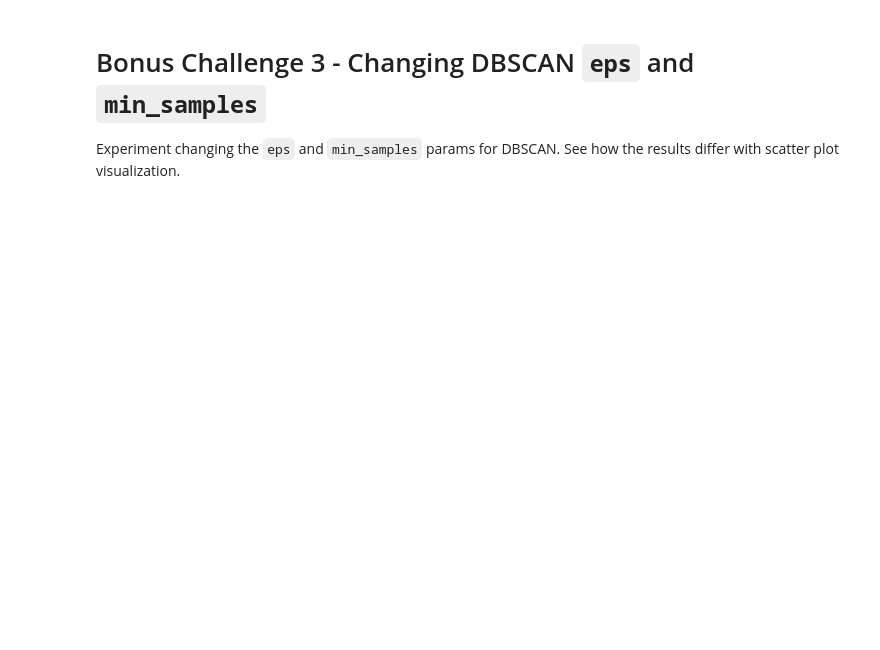
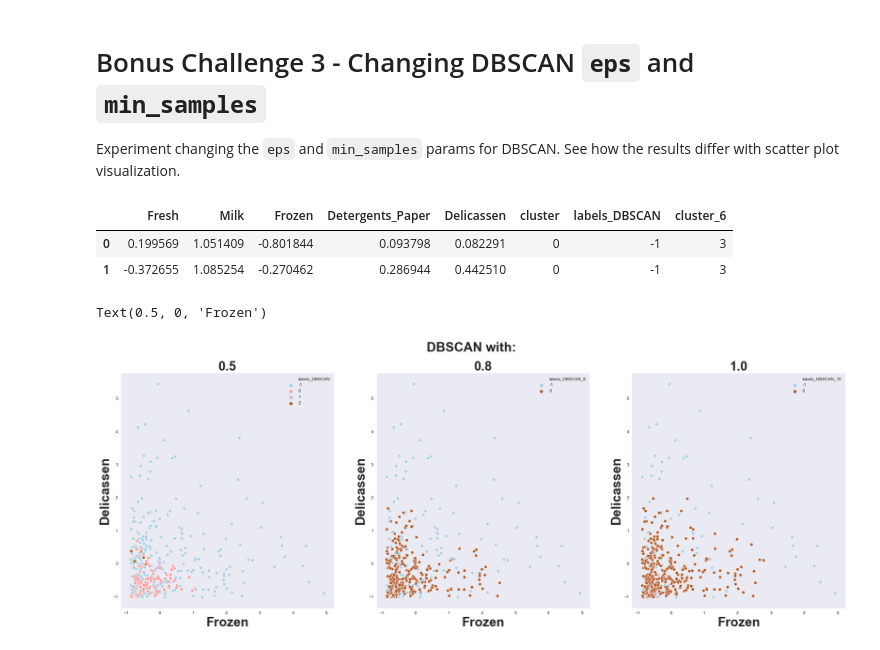
Before and after one commit to ta-data-bcn/lab-unsupervised-learning, a Jupyter notebook: your-code/main_UL_1.ipynb, the cells around one changed output. Saved outputs shown, nothing was run; the diff lists cells and outputs as text; code cells hidden in the pictures; blank space fills up the shorter version.

```diff
--- a/your-code/main_UL_1.ipynb
+++ b/your-code/main_UL_1.ipynb
@@ -599,2 +638,46 @@ Experiment changing the `eps` and `min_samples` params for DBSCAN. See how the r
+# %%
+cust_scale_2.head(2)
+# %% [output]
+|  | Fresh | Milk | Frozen | Detergents_Paper | Delicassen | cluster | labels_DBSCAN | cluster_6 |
+| 0 | 0.199569 | 1.051409 | -0.801844 | 0.093798 | 0.082291 | 0 | -1 | 3 |
+| 1 | -0.372655 | 1.085254 | -0.270462 | 0.286944 | 0.442510 | 0 | -1 | 3 |
+# %%
+# Your code here
+
+dbscan_model_8 = DBSCAN(eps=0.8)
+dbscan_model_8.fit(cust_scale_2.iloc[:,:-3])
+cust_scale_2['labels_DBSCAN_8'] = dbscan_model_8.labels_
+# %%
+dbscan_model_10 = DBSCAN(eps=1)
+dbscan_model_10.fit(cust_scale_2.iloc[:,:-4])
+cust_scale_2['labels_DBSCAN_10'] = dbscan_model_10.labels_
+# %%
+# Your code here:
+style.use('seaborn-dark')
+
+fig, ax = plt.subplots(1,3,figsize=(30,10))
+plt.suptitle('DBSCAN with:',fontweight = 900, fontsize = 30)
+
+sns.scatterplot(cust_scale_2.Frozen, cust_scale_2.Delicassen,hue= cust_scale_2.labels_DBSCAN, ax=ax[0], \
+                                                                                        palette="Paired")
+sns.scatterplot(cust_scale_2.Frozen, cust_scale_2.Delicassen,hue= cust_scale_2.labels_DBSCAN_8, ax=ax[1],\
+                                                                                        palette="Paired")
+sns.scatterplot(cust_scale_2.Frozen, cust_scale_2.Delicassen,hue= cust_scale_2.labels_DBSCAN_10, ax=ax[2],\
+                                                                                        palette="Paired")
+
+ax[0].set_title('0.5', fontweight = 900,fontsize = 30)
+ax[1].set_title('0.8', fontweight = 900,fontsize = 30)
+ax[2].set_title('1.0', fontweight = 900,fontsize = 30)
+
+ax[0].set_ylabel('Delicassen',fontweight = 900,fontsize = 30)
+ax[1].set_ylabel('Delicassen',fontweight = 900,fontsize = 30)
+ax[2].set_ylabel('Delicassen',fontweight = 900,fontsize = 30)
+
+ax[0].set_xlabel('Frozen',fontweight = 900,fontsize = 30)
+ax[1].set_xlabel('Frozen',fontweight = 900,fontsize = 30)
+ax[2].set_xlabel('Frozen',fontweight = 900,fontsize = 30)
+# %% [output]
+Text(0.5, 0, 'Frozen')
+[figure, added]
 # %%
 # Your comment here
```
Also changed, not shown: parts of 10 cells of this notebook.
